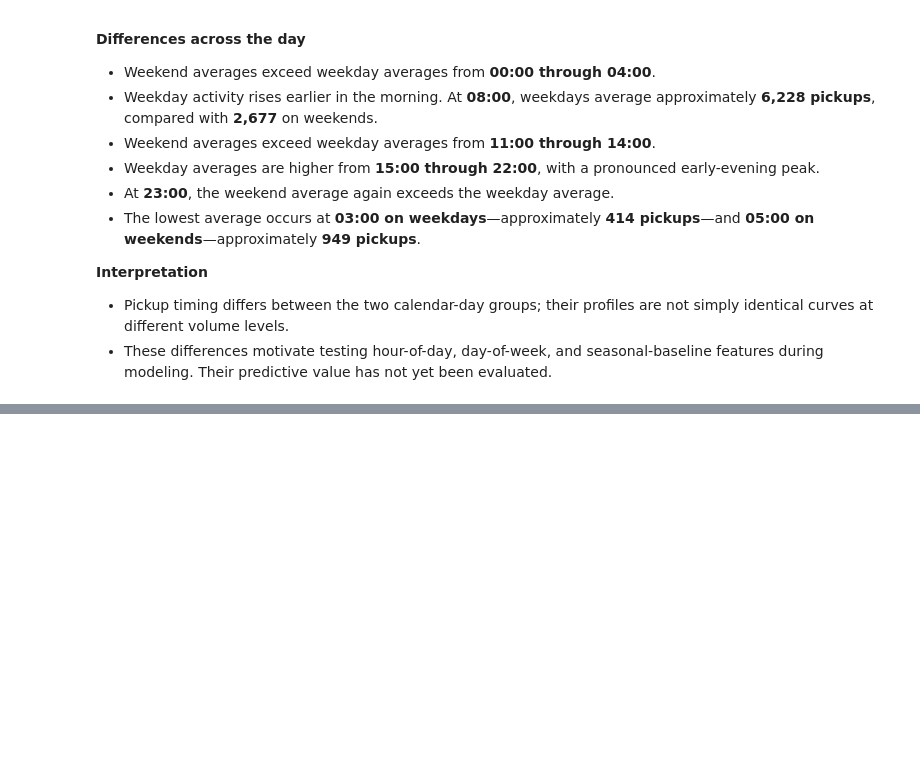
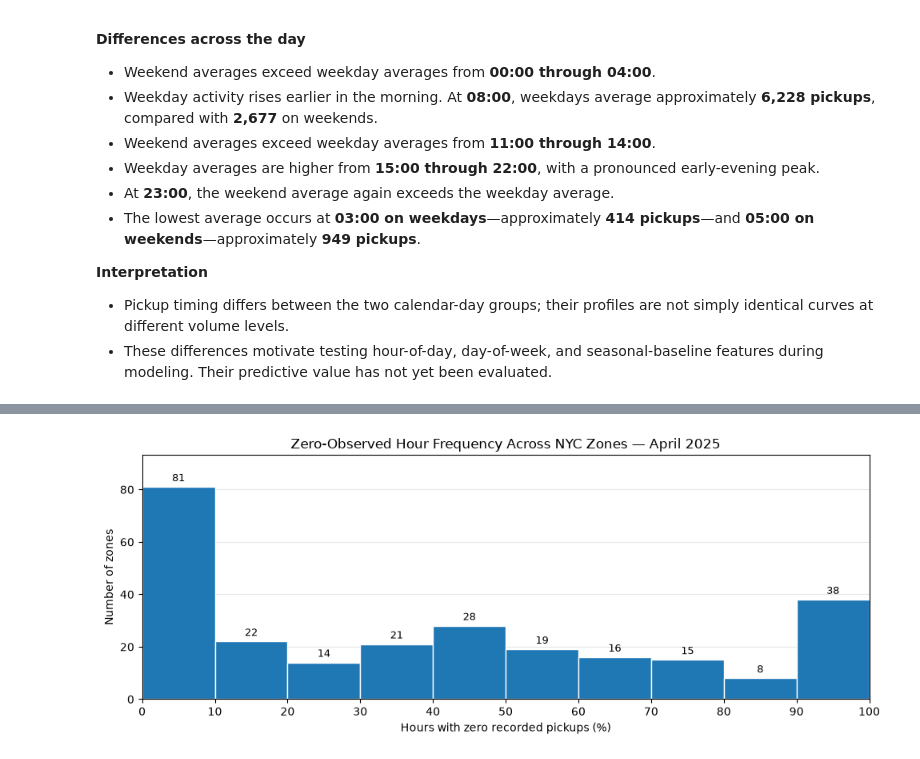
Before and after one commit to neehanthreddym/urban-mobility-demand-forecasting, a Jupyter notebook: notebooks/01_april_eda.ipynb, the cells around one changed output, grey strips where cells are left out. Saved outputs shown, nothing was run; the diff lists cells and outputs as text; code cells hidden in the pictures; blank space fills up the shorter version.

```diff
--- a/notebooks/01_april_eda.ipynb
+++ b/notebooks/01_april_eda.ipynb
@@ -287,0 +624,20 @@ peak_rows
+# %%
+fig, ax = plt.subplots(figsize=(10, 4))
+
+counts, bin_edges, bars = ax.hist(zero_summary["zero_pct"], bins=range(0, 101, 10), edgecolor="white")
+ax.bar_label(bars, labels=[f"{int(count):,}" if count > 0 else "" for count in counts], padding=3, fontsize=9)
+ax.set(
+    title="Zero-Observed Hour Frequency Across NYC Zones — April 2025",
+    xlabel="Hours with zero recorded pickups (%)",
+    ylabel="Number of zones",
+)
+ax.set_xlim(0, 100)
+ax.set_xticks(range(0, 101, 10))
+ax.margins(y=0.15)
+ax.grid(axis="y", alpha=0.3)
+ax.set_axisbelow(True)
+
+fig.tight_layout()
+plt.show()
+# %% [output]
+[figure, added]
```
Also changed, not shown: parts of 18 cells of this notebook.
